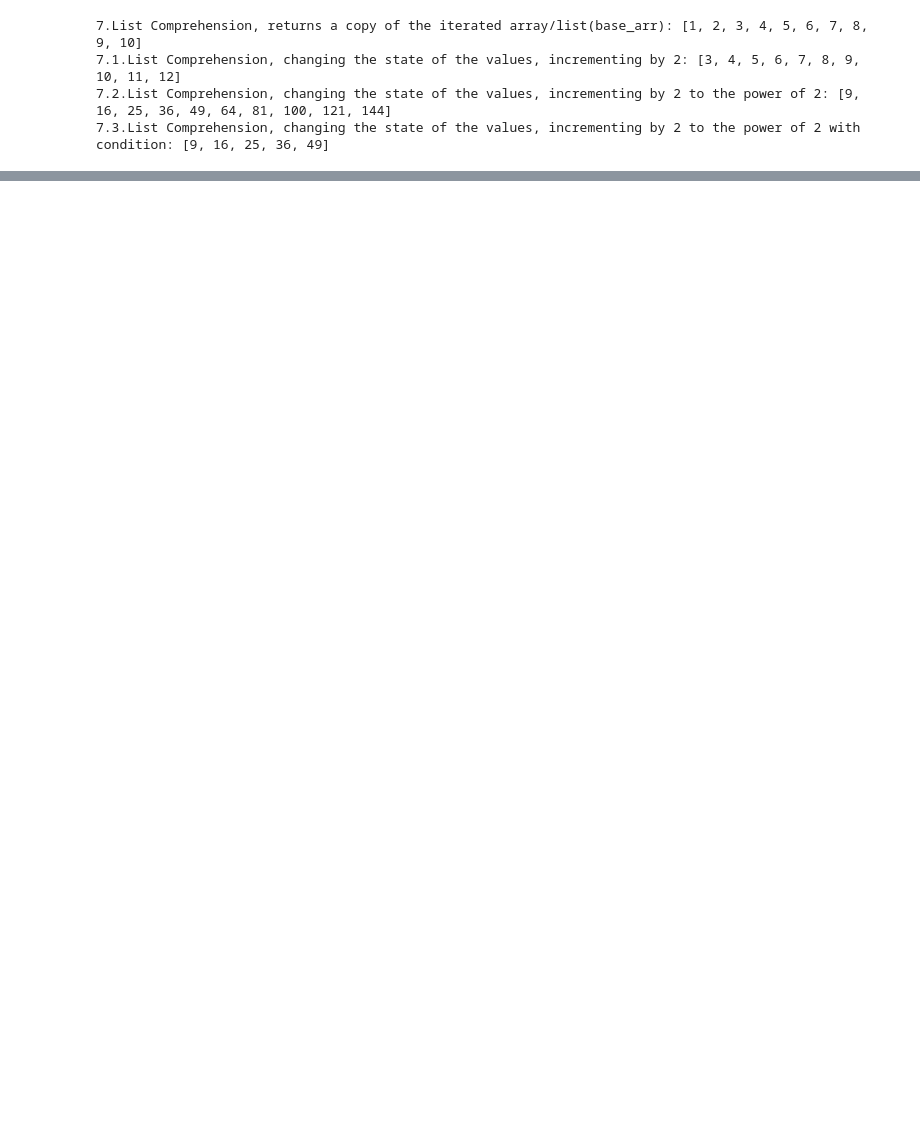
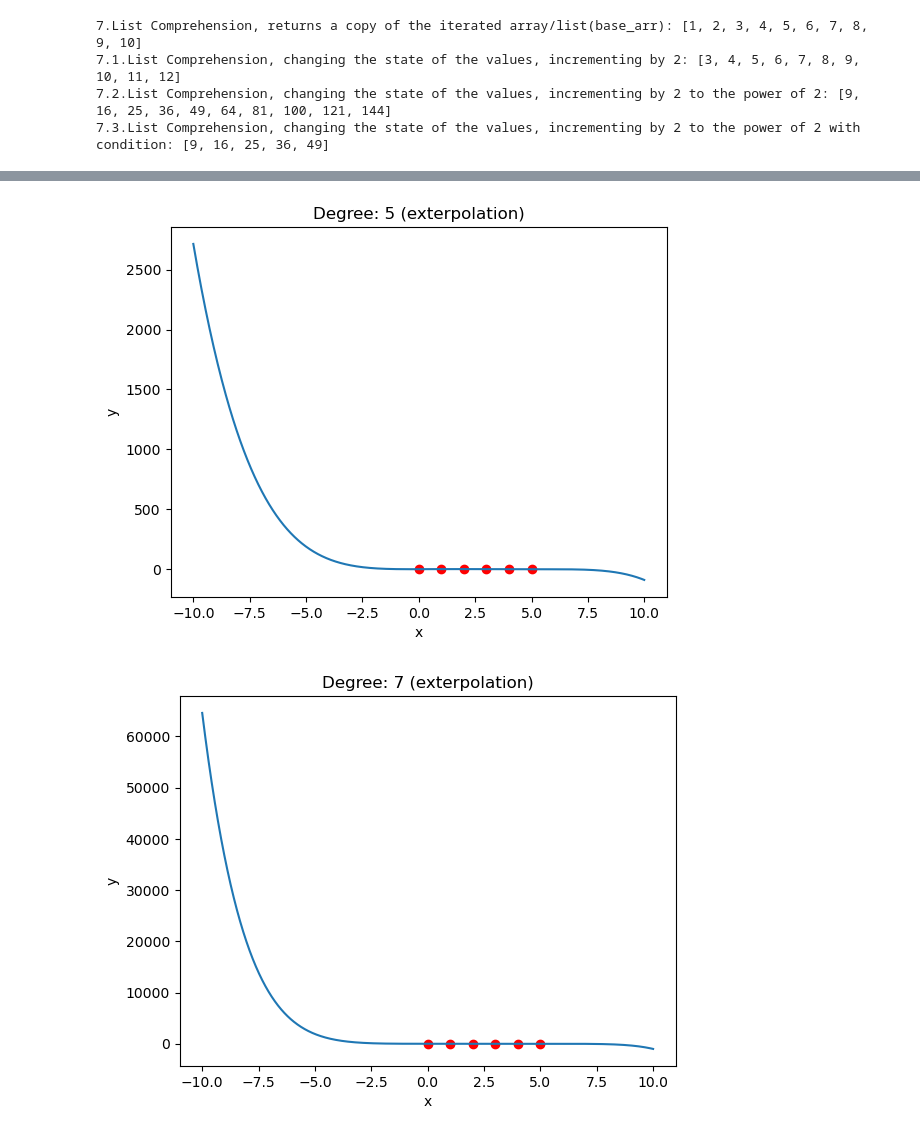
Before and after one commit to GeorgiKyshenko/Math-Concepts-with-Python, a Jupyter notebook: 02.Basic Algebra Homework.ipynb, the cells around one changed output, grey strips where cells are left out. Cells and saved outputs as stored; diff of their text form; code cells hidden in the pictures; blank space fills up the shorter version.

Commit message:
polynomials and vectors/complex nums

```diff
--- a/02.Basic Algebra Homework.ipynb
+++ b/02.Basic Algebra Homework.ipynb
@@ -55,0 +143,38 @@ print(f"7.3.List Comprehension, changing the state of the values, incrementing b
+# %%
+# all the code above is summed in this function with plotting
+def interpolate_polynomial(points, degree, min_x, max_x, str=""):
+    """
+    Interpolates a polynomial of the specified degree through the given points and plots it
+    points - a list of points (x, y) to plot
+    degree - the polynomial degree
+    min_x, max_x - range of x values used to plot the interpolating polynomial
+    """
+    x = points[:, 0]
+    y = points[:, 1]
+    polynomial_func = Polynomial.fit(x, y, degree)
+
+    plot_x = np.linspace(min_x, max_x, 1000)
+    plot_y = polynomial_func(plot_x)
+
+    plt.plot(plot_x, plot_y)
+    plt.scatter(x, y, c = "r")
+
+    plt.xlabel("x")
+    plt.ylabel("y")
+    plt.title(str)
+
+    # plt.gca().set_aspect("equal")
+    plt.show()
+
+interpolate_polynomial(points, len(points) - 1, np.min(points[:, 0]), np.max(points[:, 0]), "Degree: 5")
+
+# the interval is squished and parabola outside the given points is called polynomial exterpolation
+interpolate_polynomial(points, len(points) - 1, -5, 10, "Degree: 5, diff min/max for x (exterpolation)")
+
+# tests with differen degree(exponents) of the polynomial func (interpolation)
+interpolate_polynomial(points, 3, np.min(points[:, 0]), np.max(points[:, 0]), "Degree: 3")
+interpolate_polynomial(points, 2, np.min(points[:, 0]), np.max(points[:, 0]), "Degree: 2")
+interpolate_polynomial(points, 1, np.min(points[:, 0]), np.max(points[:, 0]), "Degree: 1")
+interpolate_polynomial(points, 5, np.min(points[:, 0]), np.max(points[:, 0]), "Degree: 5")
+interpolate_polynomial(points, 7, np.min(points[:, 0]), np.max(points[:, 0]), "Degree: 7")
+interpolate_polynomial(points, 10, np.min(points[:, 0]), np.max(points[:, 0]), "Degree: 10")
@@ -55,0 +190,10 @@ print(f"7.3.List Comprehension, changing the state of the values, incrementing b
+# %%
+# Polynomial exterpolation
+interpolate_polynomial(points, 5, -10, 10, "Degree: 5 (exterpolation)")
+interpolate_polynomial(points, 7, -10, 10, "Degree: 7 (exterpolation)")
+interpolate_polynomial(points, 10, -10, 10, "Degree: 10 (exterpolation)")
+interpolate_polynomial(points, len(points) - 1, -2, 7)
+interpolate_polynomial(points, len(points) + 1, -2, 7)
+# %% [output]
+[figure, added]
+[figure, added]
```
Also changed, not shown: parts of 20 cells of this notebook.
